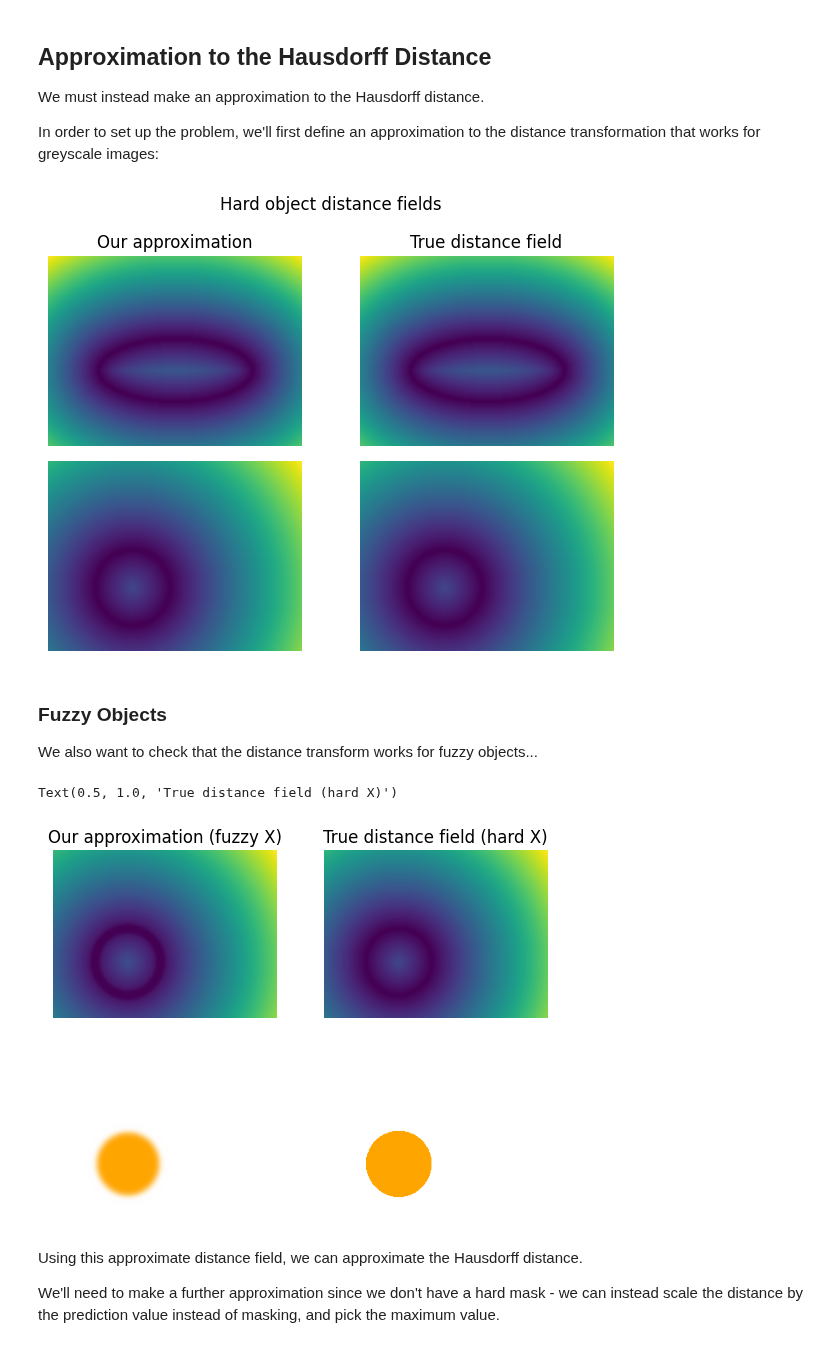
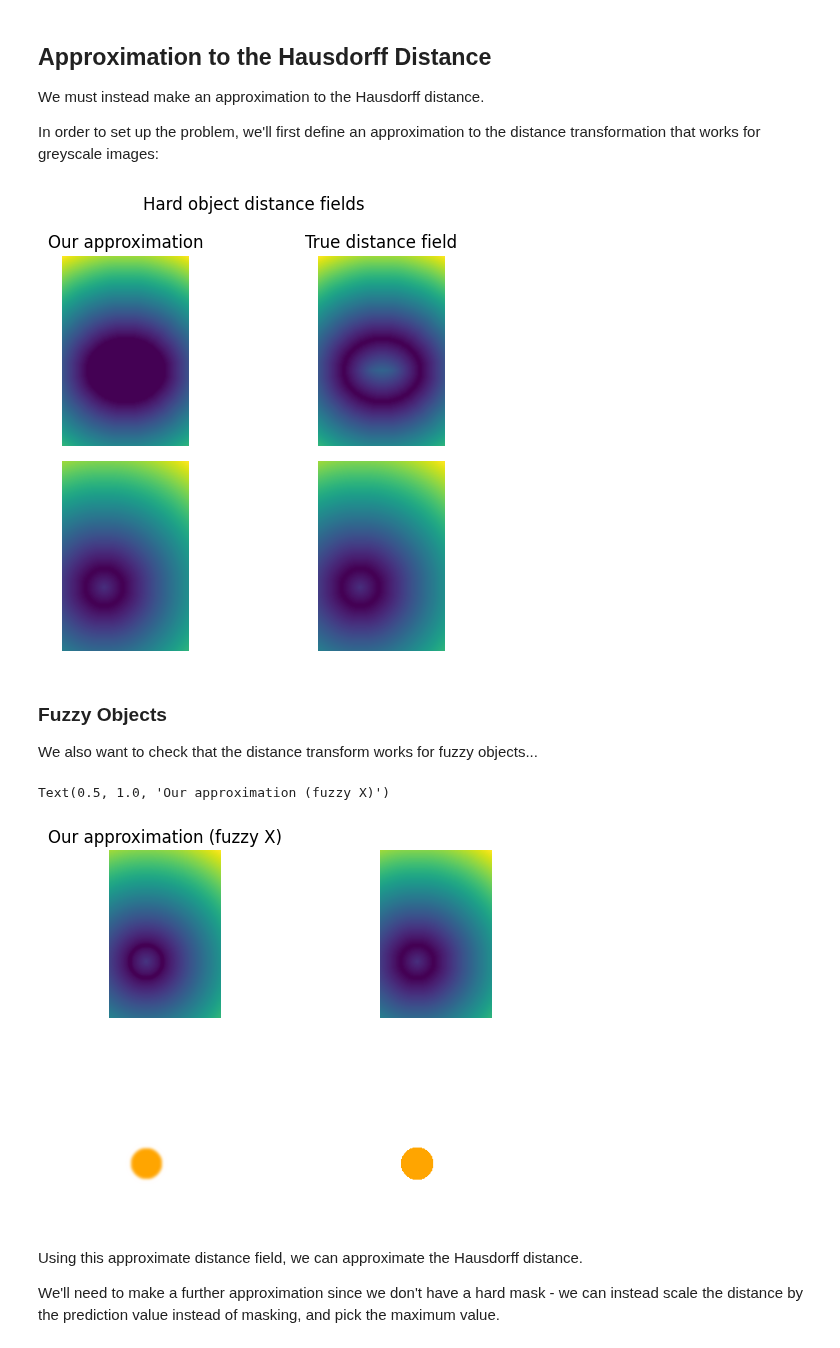
Before and after one commit to JGIBristol/fish_test, a Jupyter notebook: haussdorf_loss.ipynb, the cells around one changed output. Saved outputs shown, nothing was run; the diff lists cells and outputs as text; code cells hidden in the pictures.

```diff
--- a/haussdorf_loss.ipynb
+++ b/haussdorf_loss.ipynb
@@ -34,7 +34,7 @@ from scipy import ndimage
 from skimage import metrics
 import matplotlib.pyplot as plt
 
-IMG_SIZE = (256, 192)
+IMG_SIZE = (128, 192)
 RNG = np.random.default_rng(seed=0)
 
 
@@ -250,7 +250,7 @@ def soft_distance_field(arr: np.ndarray, distances: np.ndarray) -> np.ndarray:
 
     return np.min(weighted_distances, axis=1).reshape(arr.shape)
 # %%
-soft_ydist = distance_field(y, distances)
+soft_ydist = soft_distance_field(y, distances) + soft_distance_field(1 - y, distances)
 # %%
 soft_xdist = soft_distance_field(hard_x, distances) + soft_distance_field(
     1 - hard_x, distances
@@ -258,27 +258,27 @@ soft_xdist = soft_distance_field(hard_x, distances) + soft_distance_field(
 # %%
 fig, axes = plt.subplots(2, 2)
 
 # Our approximations, using the hard objects
 axes[0, 0].imshow(soft_ydist.T, origin="lower")
 axes[1, 0].imshow(soft_xdist.T, origin="lower")
 
 # The true distance field to the hard object
-axes[0, 1].imshow(y_distfield, origin="lower")
-axes[1, 1].imshow(x_distfield, origin="lower")
+axes[0, 1].imshow(y_distfield.T, origin="lower")
+axes[1, 1].imshow(x_distfield.T, origin="lower")
 
 for ax in axes.flat:
     ax.axis("off")
 
 axes[0, 0].set_title("Our approximation")
 axes[0, 1].set_title("True distance field")
 
 axes[0, 0].set_ylabel("Y")
 axes[1, 0].set_ylabel("X")
 
 fig.suptitle("Hard object distance fields")
 fig.tight_layout()
 # %% [output]
-[figure, old version]
+[figure, new version]
 # %% [markdown]
 ### Fuzzy Objects
 We also want to check that the distance transform works for fuzzy objects...
@@ -320,8 +320,8 @@ for ax in axes.flat:
 
 axes[0, 0].set_title("Our approximation (fuzzy X)")
 # %% [output]
-Text(0.5, 1.0, 'True distance field (hard X)')
+Text(0.5, 1.0, 'Our approximation (fuzzy X)')
-[figure, old version]
+[figure, new version]
 # %% [markdown]
 Using this approximate distance field, we can approximate the Hausdorff distance.
 
```
Also changed, not shown: parts of 8 cells of this notebook.
